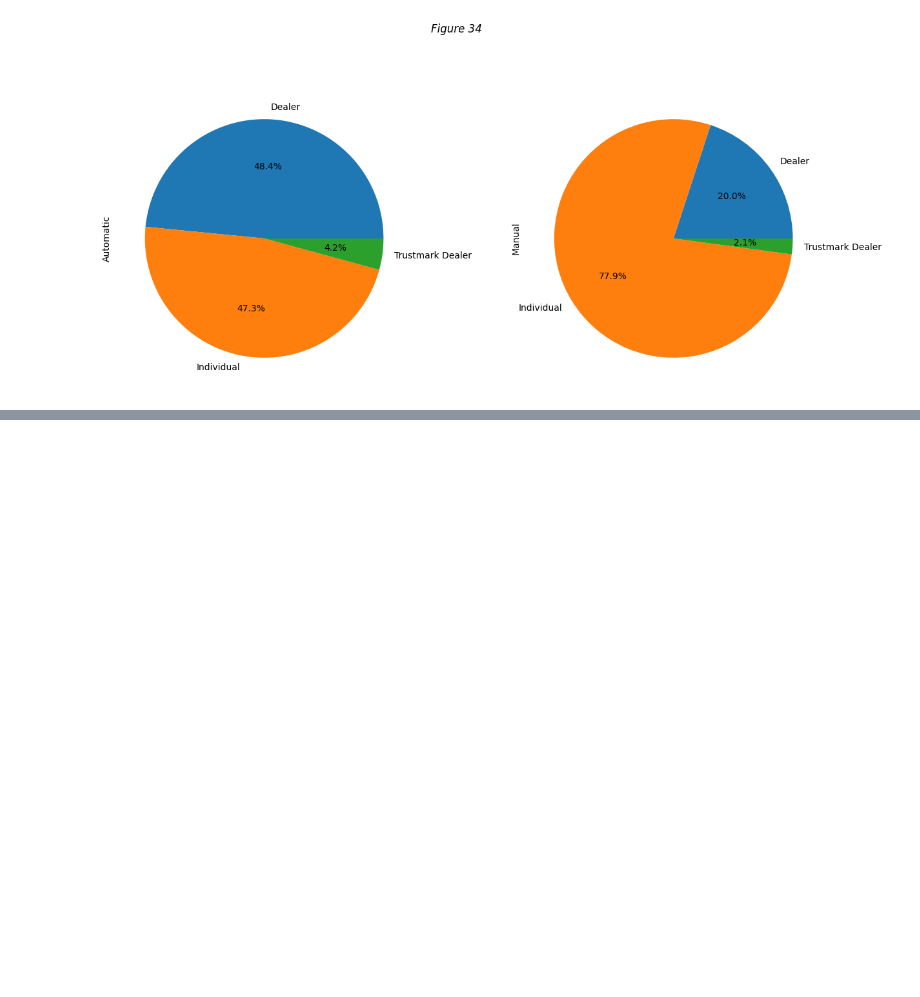
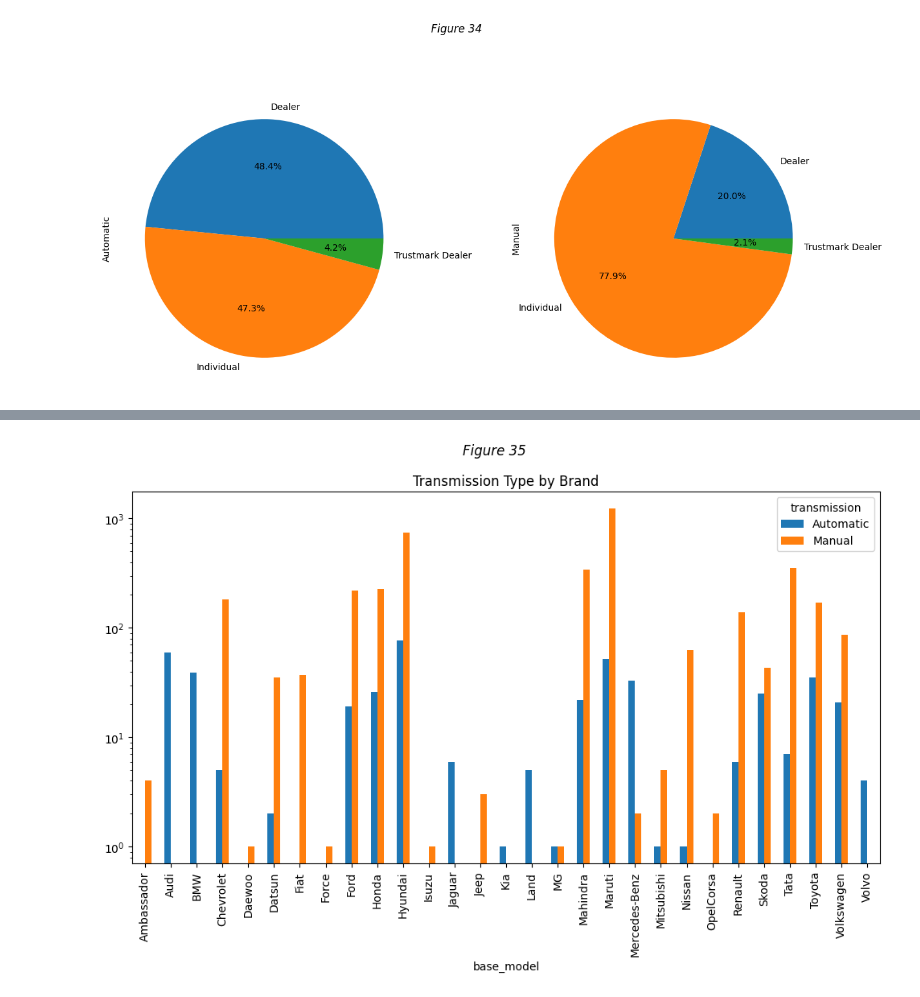
Before and after one commit to leoflewis/631-project-2, a Jupyter notebook: Project-Notebook.ipynb, the cells around one changed output, grey strips where cells are left out. Saved outputs shown, nothing was run; the diff lists cells and outputs as text; code cells hidden in the pictures; blank space fills up the shorter version.

```diff
--- a/Project-Notebook.ipynb
+++ b/Project-Notebook.ipynb
@@ -896,3 +910,14 @@ _ = plt.suptitle("Figure 34", style = 'italic', y = 1.05)
+# %%
+transmission_brand = df.groupby(['base_model', 'transmission']).size().unstack()
+transmission_brand = transmission_brand.fillna(0)
+
+transmission_brand.plot(kind = 'bar', figsize = (12, 6))
+plt.rcParams['axes.titley'] = 1   # y is in axes-relative coordinates.
+plt.yscale("log")
+_ = plt.title("Transmission Type by Brand")
+_ = plt.suptitle("Figure 35", style = 'italic')
+# %% [output]
+[figure, added]
 # %% [markdown]
 # Summary
 After an extensive analysis of the cars data, we can now give informed answers to the questions our team had brainstormed.
```
Also changed, not shown: parts of 13 cells of this notebook.
